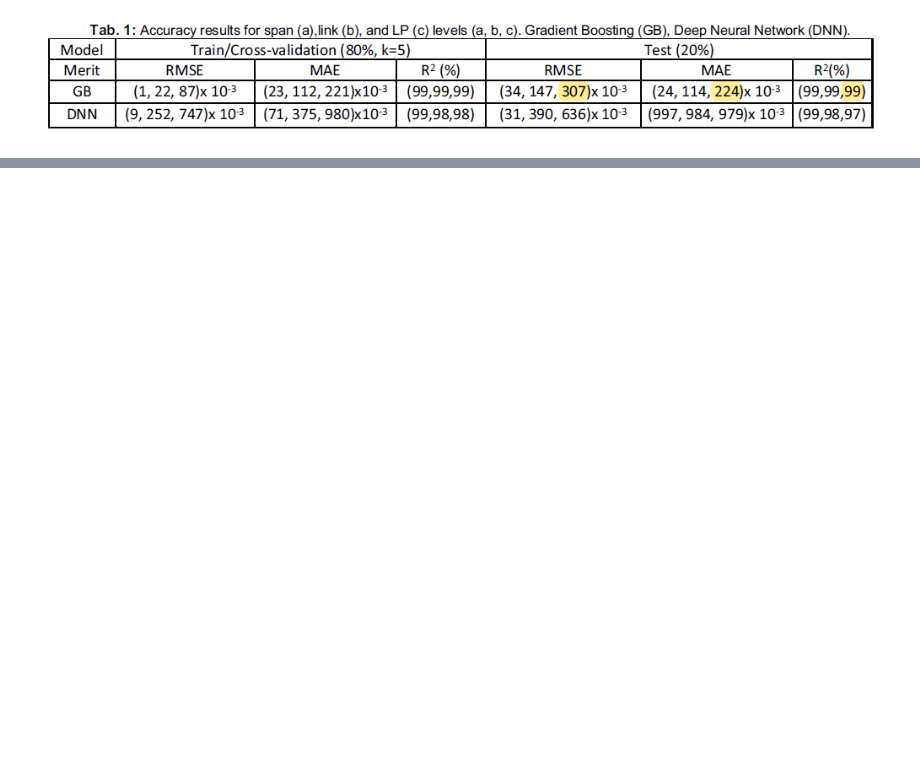
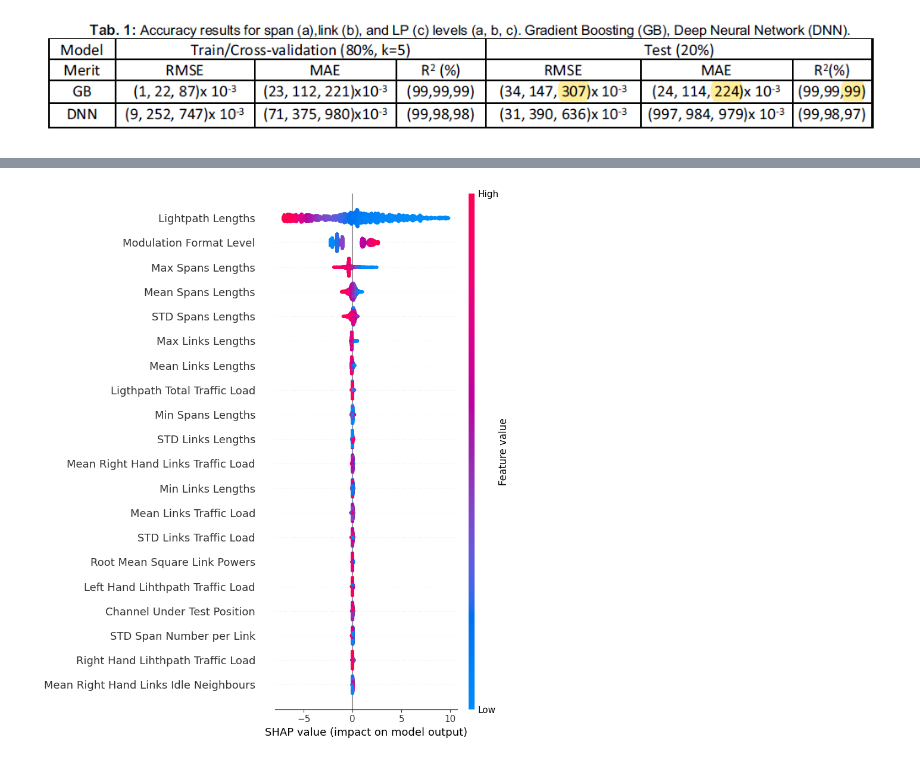
Before and after one commit to husseinfawaz20/QoT, a Jupyter notebook: QoT_Regression_Samples.ipynb, the cells around one changed output, grey strips where cells are left out. Saved outputs shown, nothing was run; the diff lists cells and outputs as text; code cells hidden in the pictures; blank space fills up the shorter version.

```diff
--- a/QoT_Regression_Samples.ipynb
+++ b/QoT_Regression_Samples.ipynb
@@ -287,0 +578,8 @@ chart_regression(y_test,y_pred.flatten())
+# %%
+shap.summary_plot(shap_values, X_test)
+# shap.dependence_plot("Lightpath Lengths", shap_values, X_test)
+# shap.dependence_plot("Modulation Format Level", shap_values, X_test)
+# shap.dependence_plot(("Lightpath Lengths","Modulation Format Level"), shap_interaction_values, X_test)
+# shap.dependence_plot(("Max Links Lengths","Max Spans Lengths"), shap_interaction_values, X_test)
+# %% [output]
+[figure, added]
```
Also changed, not shown: parts of 98 cells of this notebook.
